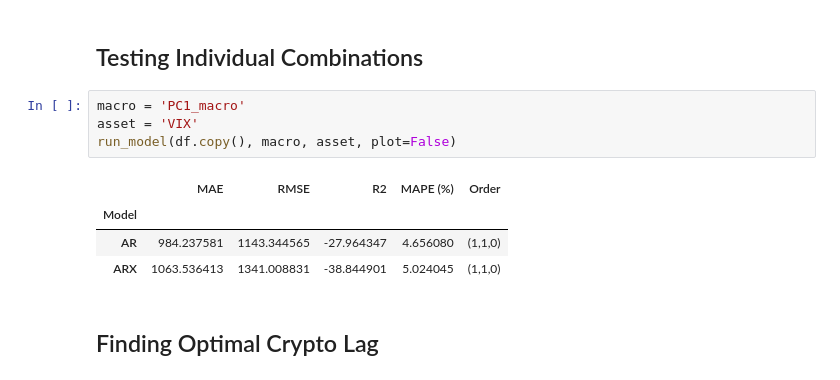
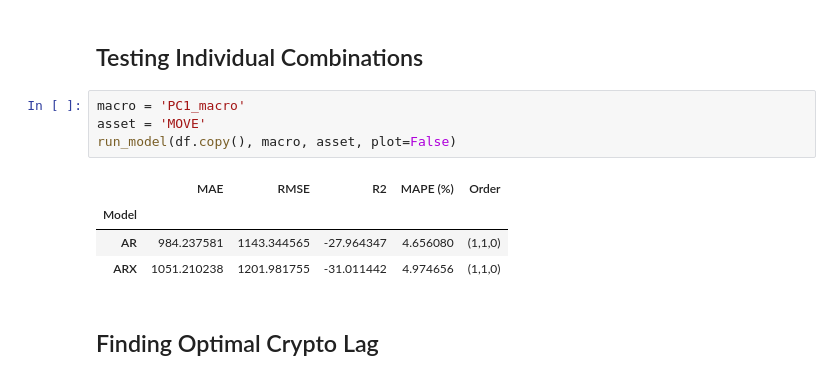
Before and after one commit to tianyishen701/CryptoMacroecon-Prediction-CSUREMM, a Jupyter notebook: AR.ipynb, the cells around one changed output. Saved outputs shown, nothing was run; the diff lists cells and outputs as text.

```diff
--- a/AR.ipynb
+++ b/AR.ipynb
@@ -357,13 +356,13 @@ Combinations where ARX (with asset) outperforms AR on all metrics (MAE, RMSE, MA
 ## Testing Individual Combinations
 # %%
 macro = 'PC1_macro'
-asset = 'VIX'
+asset = 'MOVE'
 run_model(df.copy(), macro, asset, plot=False)
 # %% [output]
 |  | MAE | RMSE | R2 | MAPE (%) | Order |
 | Model |  |  |  |  |  |
 | AR | 984.237581 | 1143.344565 | -27.964347 | 4.656080 | (1,1,0) |
-| ARX | 1063.536413 | 1341.008831 | -38.844901 | 5.024045 | (1,1,0) |
+| ARX | 1051.210238 | 1201.981755 | -31.011442 | 4.974656 | (1,1,0) |
 # %% [markdown]
 ## Finding Optimal Crypto Lag
 # %%
```
Also changed, not shown: parts of 3 cells of this notebook, 1 other file.
